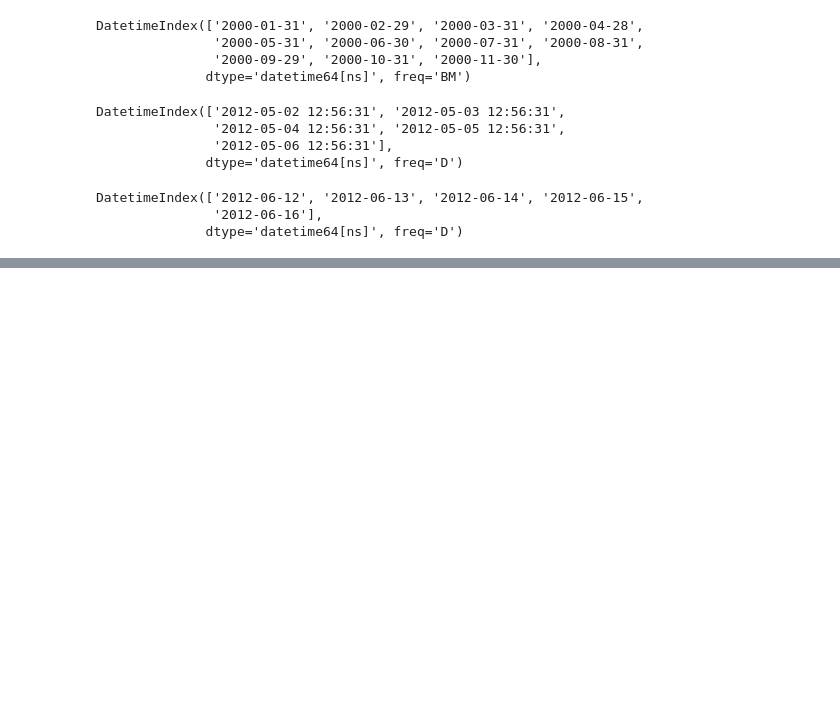
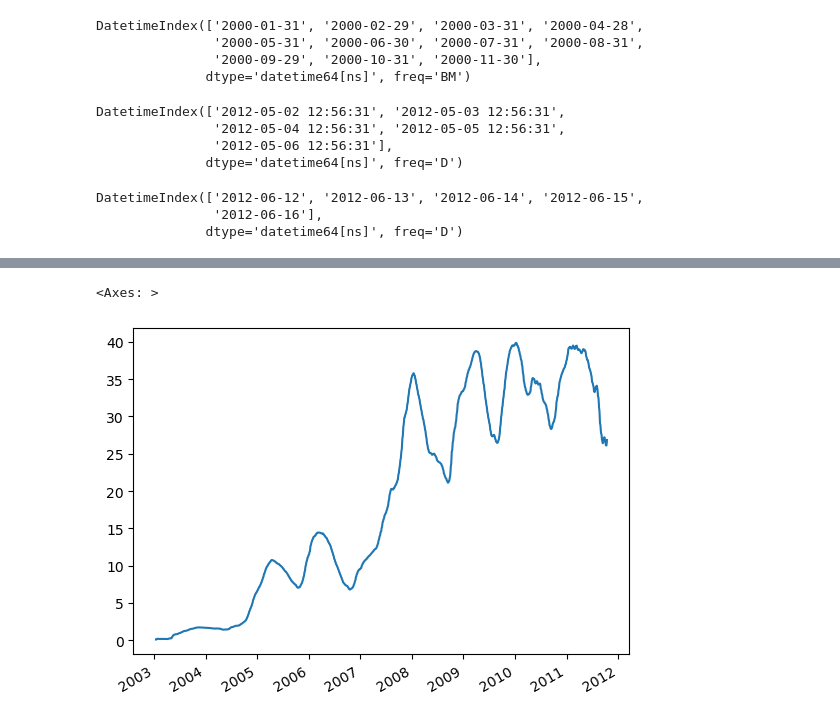
Before and after one commit to glig/python, a Jupyter notebook: 利用python进行数据分析/11时间序列.ipynb, the cells around one changed output, grey strips where cells are left out. Saved outputs shown, nothing was run; the diff lists cells and outputs as text; code cells hidden in the pictures; blank space fills up the shorter version.

```diff
--- a/利用python进行数据分析/11时间序列.ipynb
+++ b/利用python进行数据分析/11时间序列.ipynb
@@ -395,0 +1303,5 @@ DatetimeIndex(['2012-06-12', '2012-06-13', '2012-06-14', '2012-06-15',
+# %%
+# 表达式rolling(250)与groupby的行为类似，但是它创建的对象是根据250日滑动窗口分组的而不是直接分组。因此这里我们获得了苹果公司股票价格的250日移动窗口平均值。
+# 默认情况下，滚动函数需要窗口中所有的值必须是非NA值。由于存在缺失值这种行为会发生改变，尤其是在时间序列的起始位置你拥有的数据是少于窗口区间的（见图11-5）：
+appl_std250=close_px.AAPL.rolling(250,min_periods=10).std()
+appl_std250[5:12]
@@ -395,0 +1317,5 @@ DatetimeIndex(['2012-06-12', '2012-06-13', '2012-06-14', '2012-06-15',
+# %%
+appl_std250.plot()
+# %% [output]
+<Axes: >
+[figure, added]
```
Also changed, not shown: parts of 107 cells of this notebook, 6 other files.
